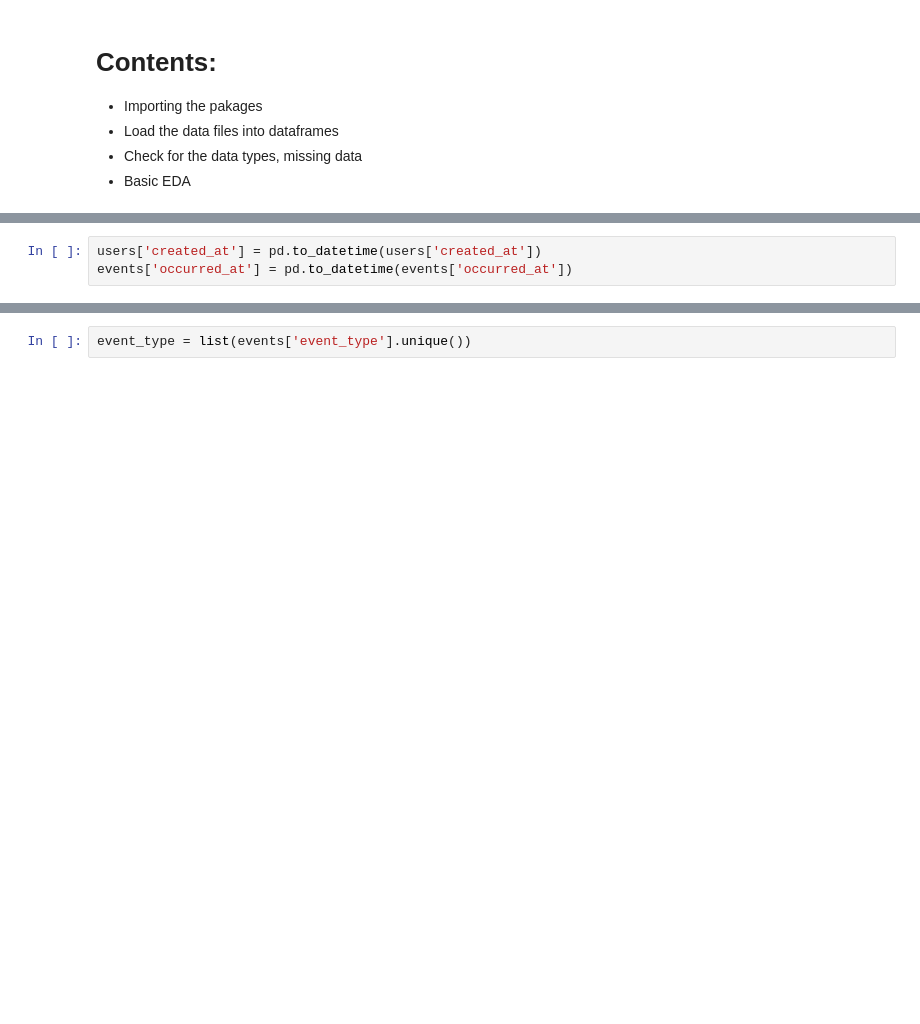
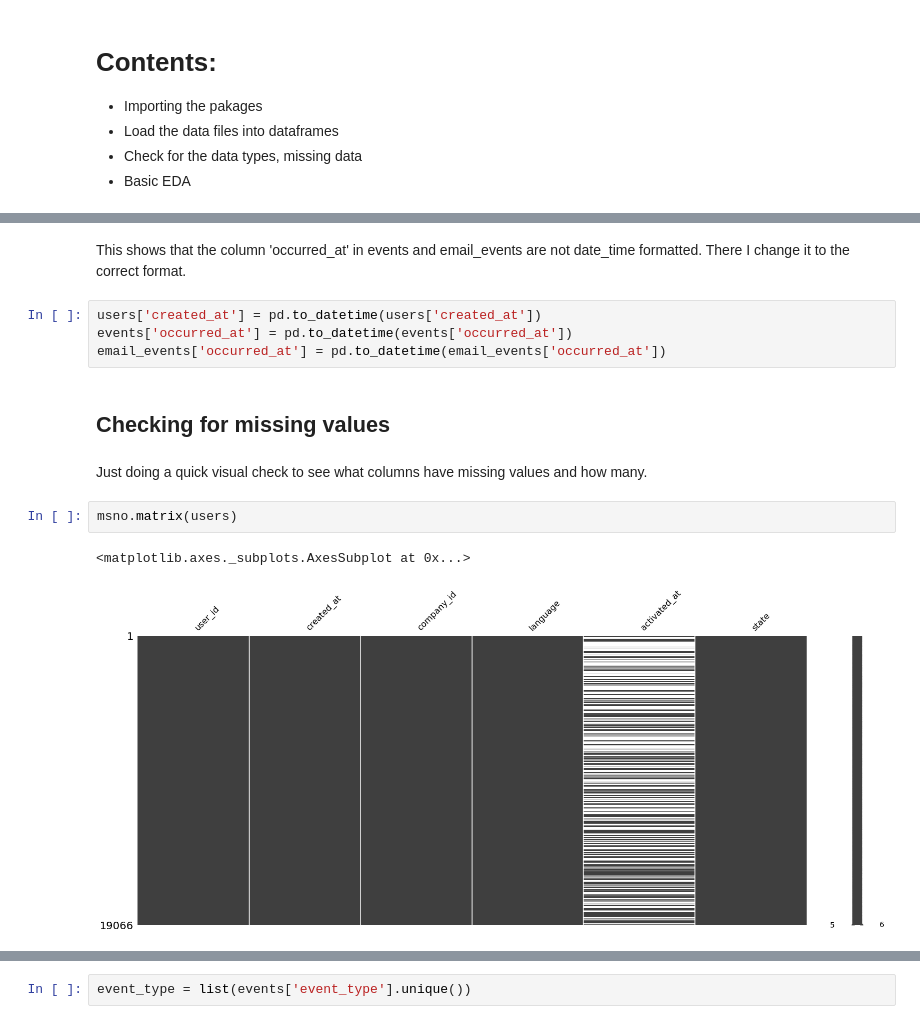
Before and after one commit to mnathvt/insight_data_challenge, a Jupyter notebook: dc3/cust_drive.ipynb, the cells around one changed output, grey strips where cells are left out. Cells and saved outputs as stored; diff of their text form; blank space fills up the shorter version.

```diff
--- a/dc3/cust_drive.ipynb
+++ b/dc3/cust_drive.ipynb
@@ -29,3 +54,15 @@ print('email events dataframe datatypes: \n', email_events.dtypes, '\n')
+# %% [markdown]
+This shows that the column 'occurred_at' in events and email_events are not date_time formatted. There I change it to the correct format.
 # %%
 users['created_at'] = pd.to_datetime(users['created_at'])
 events['occurred_at'] = pd.to_datetime(events['occurred_at'])
+email_events['occurred_at'] = pd.to_datetime(email_events['occurred_at'])
+# %% [markdown]
+## Checking for missing values
+# %% [markdown]
+Just doing a quick visual check to see what columns have missing values and how many.
+# %%
+msno.matrix(users)
+# %% [output]
+<matplotlib.axes._subplots.AxesSubplot at 0x...>
+[figure, added]
```
Also changed, not shown: parts of 27 cells of this notebook.
